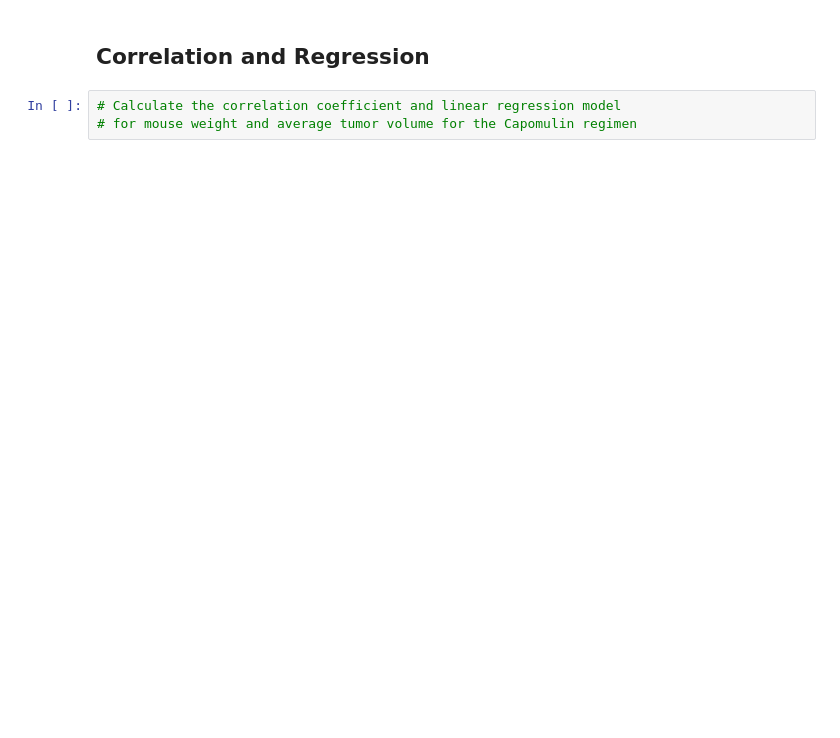
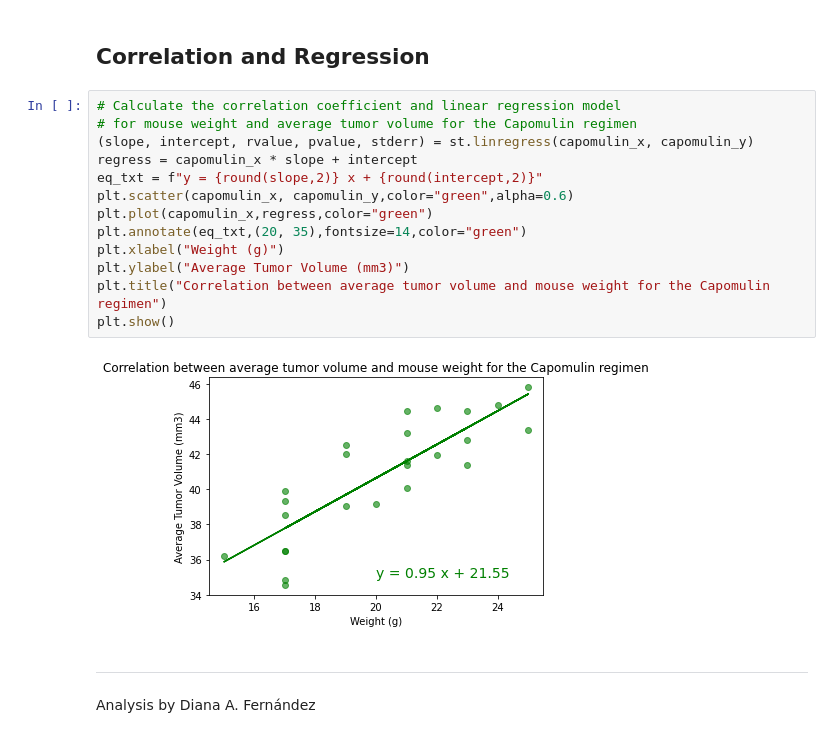
Before and after one commit to dianaagustinaf/matplotlib-challenge, a Jupyter notebook: pymaceuticals_analysis.ipynb, the cells around one changed output. Cells and saved outputs as stored; diff of their text form; blank space fills up the shorter version.

```diff
--- a/pymaceuticals_analysis.ipynb
+++ b/pymaceuticals_analysis.ipynb
@@ -409,5 +466,21 @@ plt.show()
 # %% [markdown]
 ## Correlation and Regression
-# %%
-# Calculate the correlation coefficient and linear regression model
-# for mouse weight and average tumor volume for the Capomulin regimen
+# %%
+# Calculate the correlation coefficient and linear regression model
+# for mouse weight and average tumor volume for the Capomulin regimen
+(slope, intercept, rvalue, pvalue, stderr) = st.linregress(capomulin_x, capomulin_y)
+regress = capomulin_x * slope + intercept
+eq_txt = f"y = {round(slope,2)} x + {round(intercept,2)}"
+plt.scatter(capomulin_x, capomulin_y,color="green",alpha=0.6)
+plt.plot(capomulin_x,regress,color="green")
+plt.annotate(eq_txt,(20, 35),fontsize=14,color="green")
+plt.xlabel("Weight (g)")
+plt.ylabel("Average Tumor Volume (mm3)")
+plt.title("Correlation between average tumor volume and mouse weight for the Capomulin regimen")
+plt.show()
+# %% [output]
+[figure, added]
+# %% [markdown]
+-----------------------------------------
+# %% [markdown]
+Analysis by Diana A. Fernández
```
Also changed, not shown: parts of 7 cells of this notebook.
